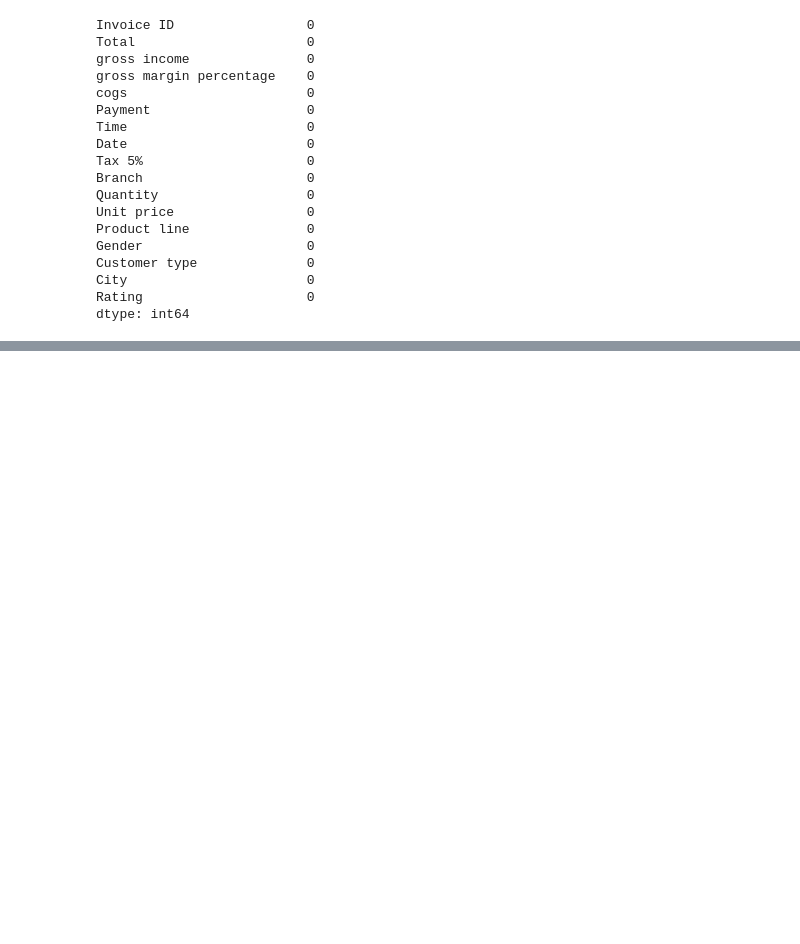
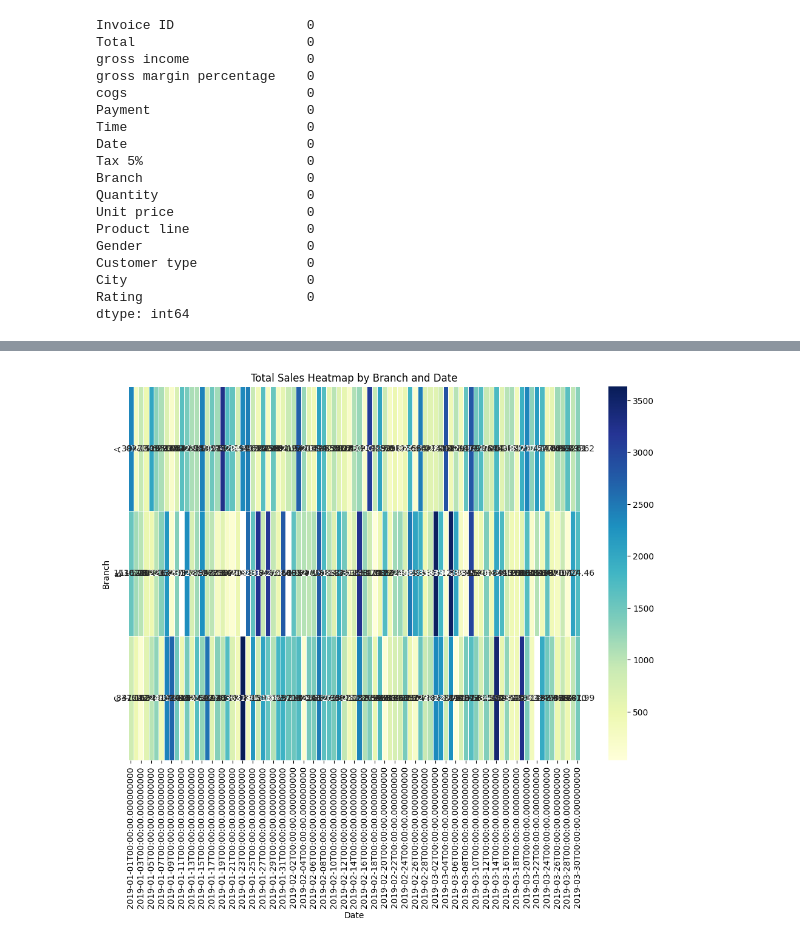
Before and after one commit to saimsheikh/Automated_EDA, a Jupyter notebook: main.ipynb, the cells around one changed output, grey strips where cells are left out. Cells and saved outputs as stored; diff of their text form; code cells hidden in the pictures; blank space fills up the shorter version.

```diff
--- a/main.ipynb
+++ b/main.ipynb
@@ -69,0 +209,11 @@ dtype: int64
+# %%
+# Create a pivot table for the heatmap
+heatmap_data = df.pivot_table(values='Total', index='Branch', columns='Date', aggfunc='sum')
+
+# Plot the heatmap
+plt.figure(figsize=(12, 8))
+sns.heatmap(heatmap_data, cmap='YlGnBu', annot=True, fmt='.2f', linewidths=.5)
+plt.title('Total Sales Heatmap by Branch and Date')
+plt.show()
+# %% [output]
+[figure, added]
```
Also changed, not shown: parts of 10 cells of this notebook, 3 other files.
